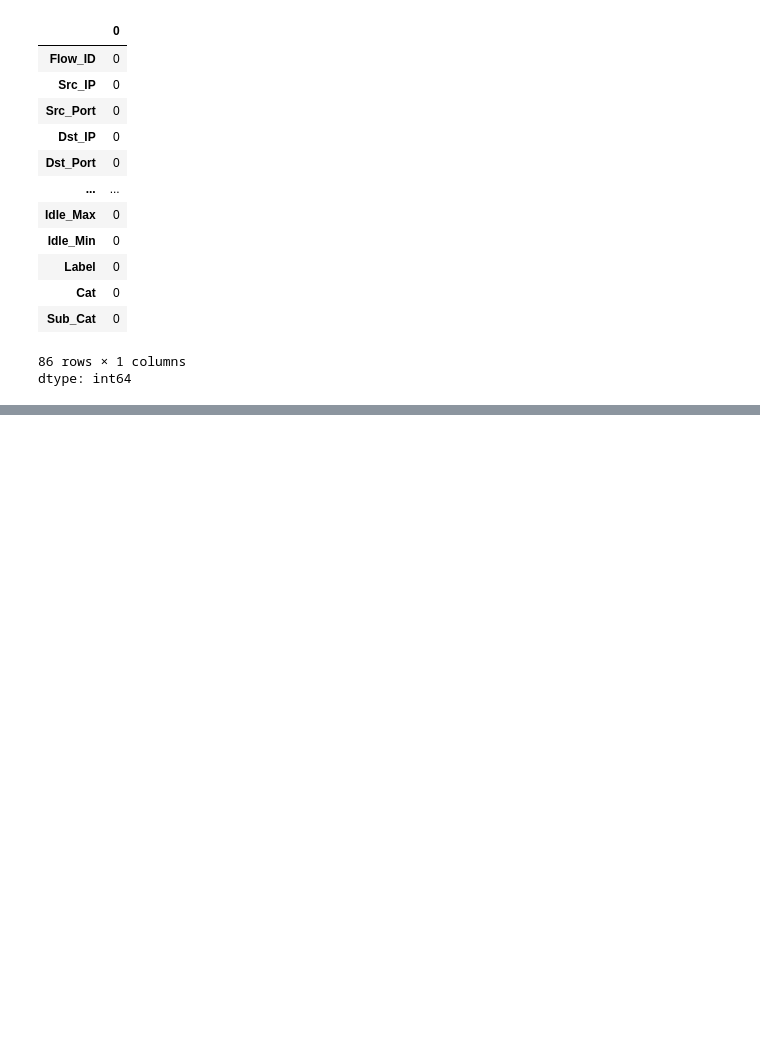
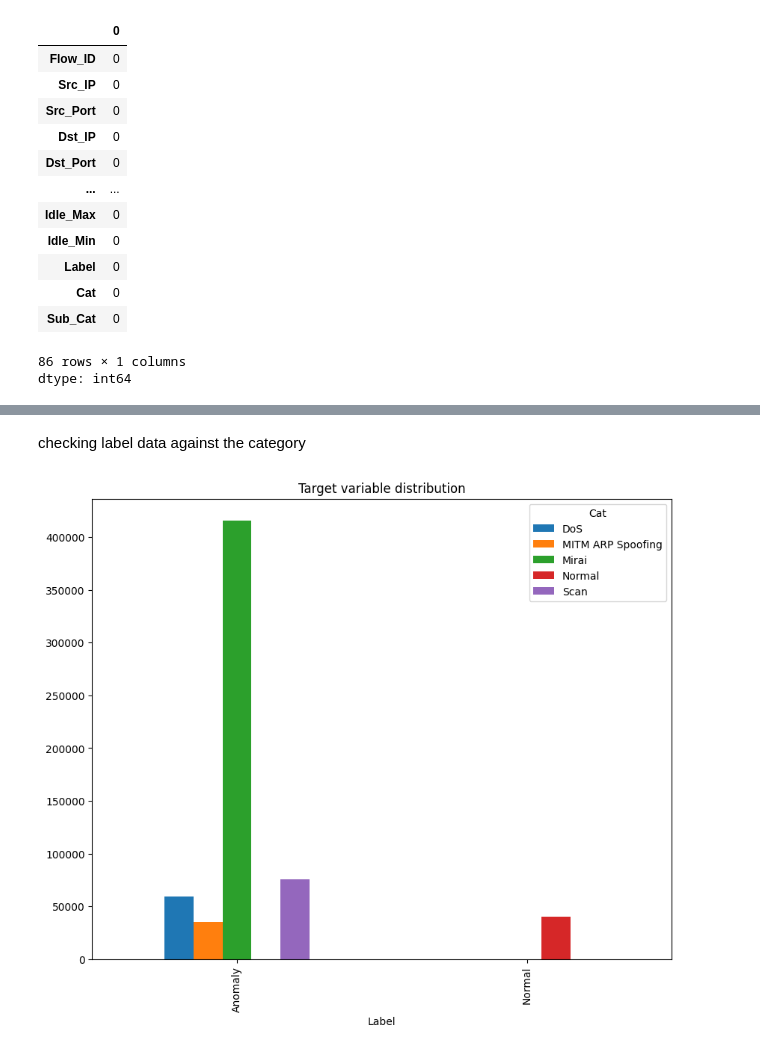
Before and after one commit to nonyeashley/Network-Intrusion-Detection-Using-Ensemble-Method-, a Jupyter notebook: Network_Intrusion.ipynb, the cells around one changed output, grey strips where cells are left out. Drawn from its saved outputs; the diff is of its cells as text; code cells hidden in the pictures; blank space fills up the shorter version.

```diff
--- a/Network_Intrusion.ipynb
+++ b/Network_Intrusion.ipynb
@@ -80,0 +99,9 @@ df.shape
+# %% [markdown]
+checking label data against the category
+# %%
+target_variable=df.groupby(['Label','Cat'])['Sub_Cat'].count().unstack().fillna(0)
+target_variable.plot(kind='bar',figsize=(10,8))
+plt.title('Target variable distribution')
+plt.show()
+# %% [output]
+[figure, added]
```
Also changed, not shown: parts of 26 cells of this notebook.
